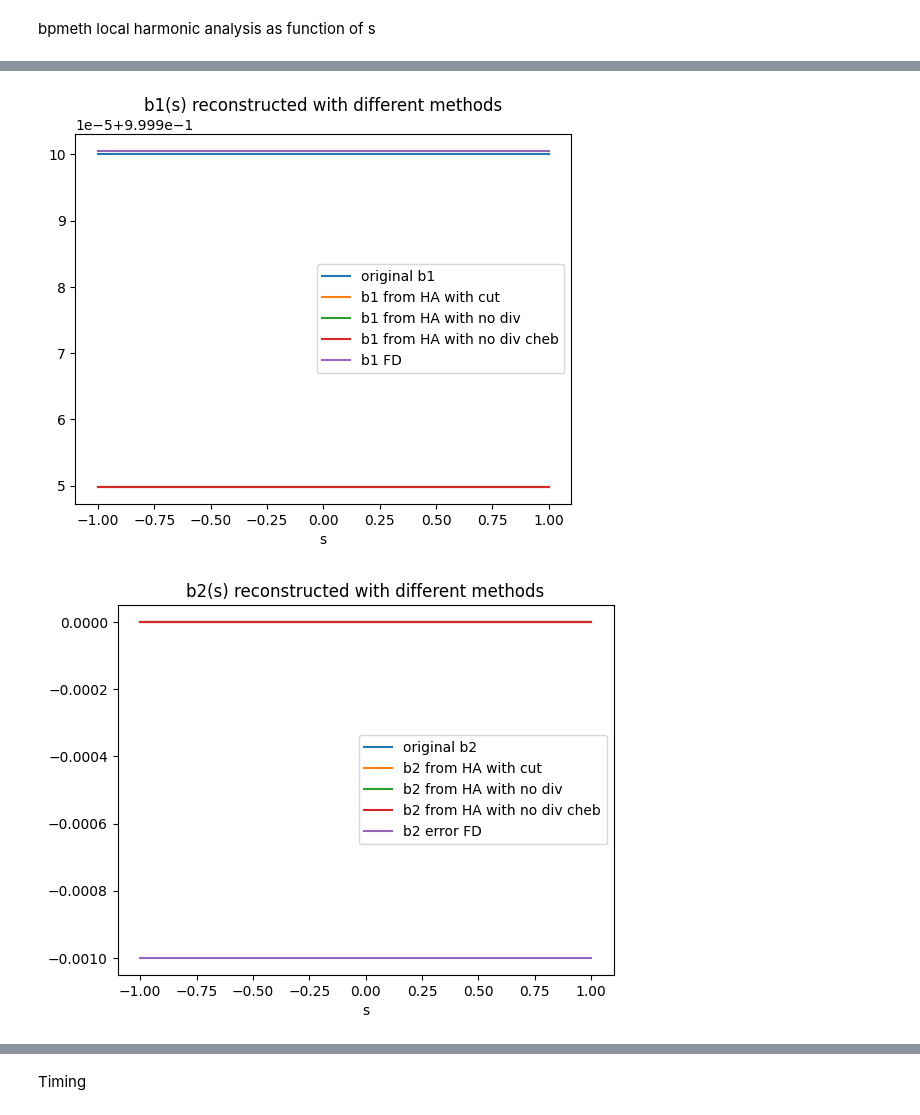
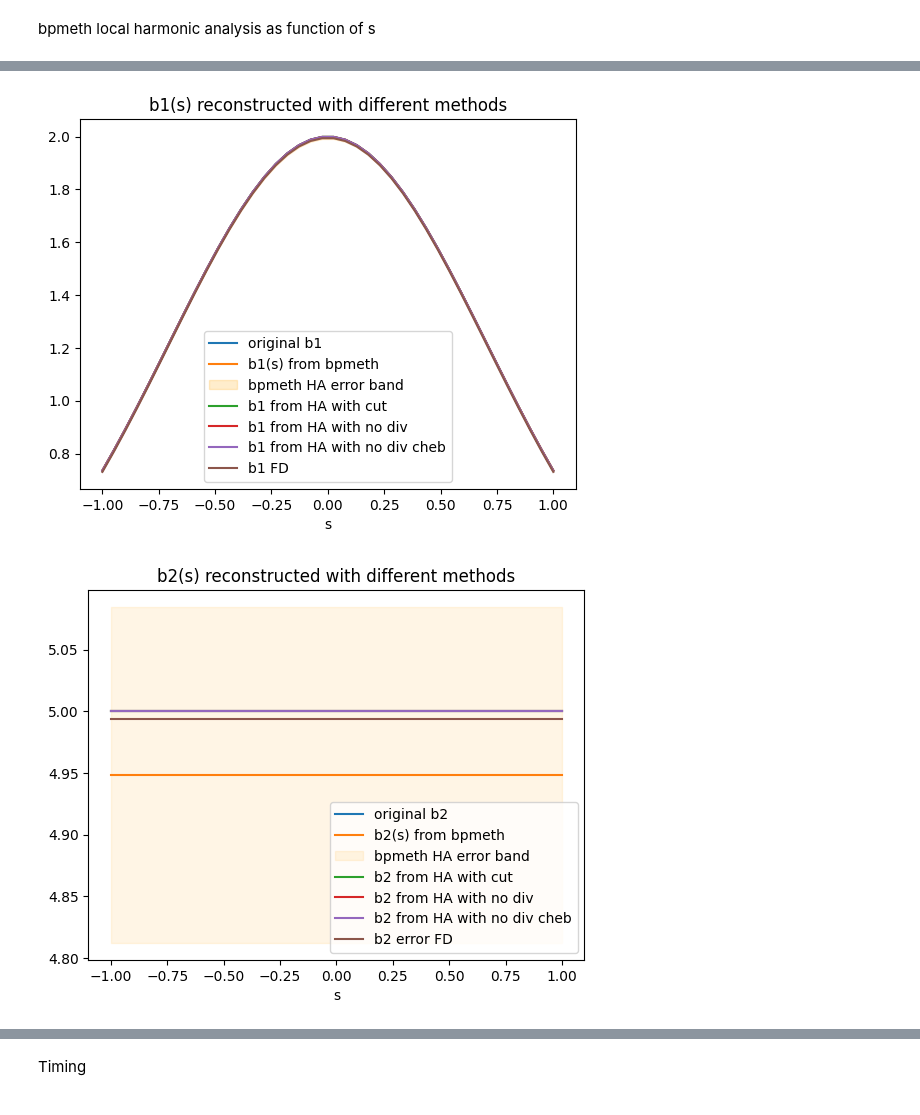
Before and after one commit to marcoliniF/bpmeth, a Jupyter notebook: preliminaryTrials/2.3abphiBABab_roundmeshgrid.ipynb, the cells around one changed output, grey strips where cells are left out. Saved outputs shown, nothing was run; the diff lists cells and outputs as text; code cells hidden in the pictures.

```diff
--- a/preliminaryTrials/2.3abphiBABab_roundmeshgrid.ipynb
+++ b/preliminaryTrials/2.3abphiBABab_roundmeshgrid.ipynb
@@ -9,7 +11,7 @@ from numpy.polynomial.chebyshev import chebvander, cheb2poly
 # %%
 #start from multipole coeefficients a_n(s)=a1,a2,... and b_n(s)
-a_coeffs = [0,1,0,1]
-b_coeffs = ["1+0*s","0*s","1+0*s",0]
+a_coeffs = [1,2,3,4]
+b_coeffs = ["2*exp(-s**2)",5,6,7]
 #get bpmeth opbject
 expansion=bpmeth.FieldExpansion(a=a_coeffs, b=b_coeffs)
 expansion.plot_components()
@@ -595,7 +730,7 @@ s_fixed=ss[sindex]
 print("s fixed=",s_fixed)
 curlyix=curl_y+1j*curl_x
 origByiBx=By_ana+1j*Bx_ana #to check from the original field
-fieldyplusifieldx=curlyix # origByiBx or curlyix
+fieldyplusifieldx=origByiBx # origByiBx or curlyix
 print(fieldyplusifieldx.shape)
 dkgridout=dkongrid(Byibx_rts=fieldyplusifieldx, rr=rr, nk=nk,s_index=25)
 #plot dk(r)/r^|k|
@@ -843,37 +978,37 @@ plt.show()
 # %%
 plt.plot(sss, b_eva(sss)[0], label="original b1")
-# plt.plot(ss, bpmbofs[:,0], label="b1(s) from bpmeth")
-# plt.fill_between(sss, bpmbofs[:,0]+bpmerrorbofs[:,0], bpmbofs[:,0]-bpmerrorbofs[:,0], color='orange', alpha=0.2, label='bpmeth HA error band')
+plt.plot(ss, bpmbofs[:,0], label="b1(s) from bpmeth")
+plt.fill_between(sss, bpmbofs[:,0]+bpmerrorbofs[:,0], bpmbofs[:,0]-bpmerrorbofs[:,0], color='orange', alpha=0.2, label='bpmeth HA error band')
 plt.plot(sss, bofs_cut[:,0], label='b1 from HA with cut')
 plt.plot(sss, bofs_nodiv[:,0], label='b1 from HA with no div')
 plt.plot(sss, bofs_nodiv_cheb[:,0], label='b1 from HA with no div cheb')
 plt.plot(sss, b_FD[0,:], label='b1 FD' )
 plt.legend()
 plt.xlabel('s')
 #plt.ylim((1-6e-15,1+6e-15))
 plt.title('b1(s) reconstructed with different methods')
 plt.show()
-plt.plot(ss, b_eva(ss)[1], label="original b2")
-# plt.plot(ss, bpmbofs[:,1], label="b2(s) from bpmeth")
-# plt.fill_between(sss, bpmbofs[:,1]+bpmerrorbofs[:,1], bpmbofs[:,1]-bpmerrorbofs[:,1], color='orange', alpha=0.1, label='bpmeth HA error band')
+plt.plot(ss, b_eva(ss)[1]*np.ones_like(ss), label="original b2")
+plt.plot(ss, bpmbofs[:,1], label="b2(s) from bpmeth")
+plt.fill_between(sss, bpmbofs[:,1]+bpmerrorbofs[:,1], bpmbofs[:,1]-bpmerrorbofs[:,1], color='orange', alpha=0.1, label='bpmeth HA error band')
 plt.plot(ss, bofs_cut[:,1], label='b2 from HA with cut')
 plt.plot(ss, bofs_nodiv[:,1], label='b2 from HA with no div')
 plt.plot(ss, bofs_nodiv_cheb[:,1], label='b2 from HA with no div cheb')
 plt.plot(sss, b_FD[1,:], label='b2 error FD' )
 plt.legend()
 plt.xlabel('s')
 plt.title('b2(s) reconstructed with different methods')
 plt.show()
-plt.plot(ss, b_eva(ss)[2], label="original b3")
-# plt.plot(ss, bpmbofs[:,2], label="b3(s) from bpmeth")
-# plt.fill_between(sss, bpmbofs[:,2]+bpmerrorbofs[:,2], bpmbofs[:,2]-bpmerrorbofs[:,2], color='orange', alpha=0.1, label='bpmeth HA error band')
+plt.plot(ss, b_eva(ss)[2]*np.ones_like(ss), label="original b3")
+plt.plot(ss, bpmbofs[:,2], label="b3(s) from bpmeth")
+plt.fill_between(sss, bpmbofs[:,2]+bpmerrorbofs[:,2], bpmbofs[:,2]-bpmerrorbofs[:,2], color='orange', alpha=0.1, label='bpmeth HA error band')
 plt.plot(ss, bofs_cut[:,2], label='b3 from HA with cut')
 plt.plot(ss, bofs_nodiv[:,2], label='b3 from HA with no div')
 plt.plot(ss, bofs_nodiv_cheb[:,2], label='b3 from HA with no div cheb')
 plt.plot(sss, b_FD[2,:], label='b3 error FD' )
 plt.legend()
 plt.xlabel('s')
 plt.show()
 # %% [output]
-[figure, old version]
+[figure, new version]
-[figure, old version]
+[figure, new version]
```
Also changed, not shown: parts of 26 cells of this notebook.
